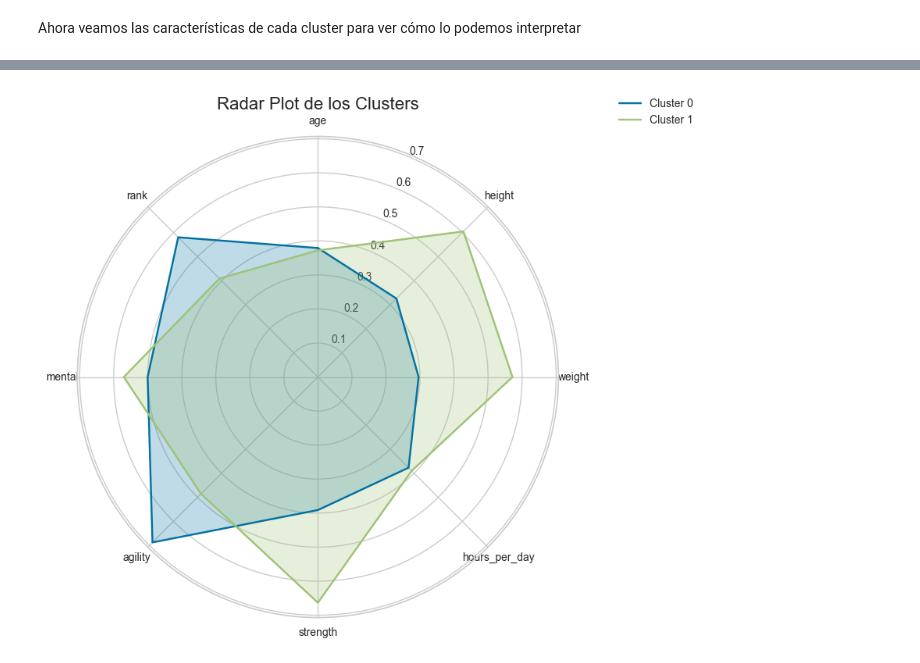
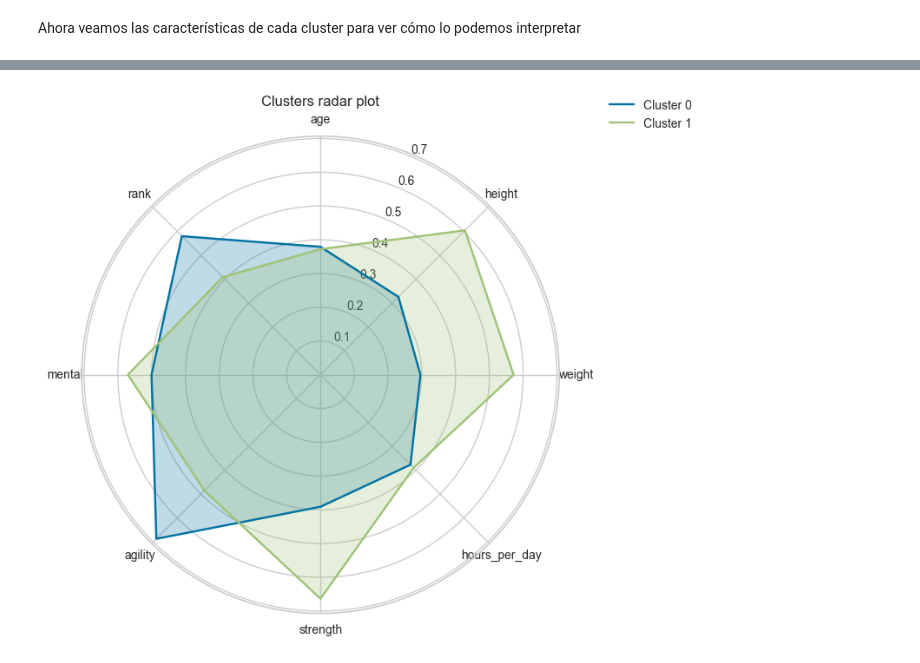
Before and after one commit to SupernovaIa/Project-ML-Clustering-Athletes, a Jupyter notebook: notebook/03-clustering.ipynb, the cells around one changed output, grey strips where cells are left out. Saved outputs shown, nothing was run; the diff lists cells and outputs as text; code cells hidden in the pictures.

```diff
--- a/notebook/03-clustering.ipynb
+++ b/notebook/03-clustering.ipynb
@@ -154,42 +164,14 @@ columns
-# %%
-# Variables que deseas incluir en el radar plot
-variables = ['age',
-            'height',
-            'weight',
-            'hours_per_day',
-            'strength',
-            'agility',
-            'mental',
-            'rank']
-
-# Agrupar por cluster y calcular la media
-cluster_means = df_kmeans.groupby('cluster')[variables].mean()
-
-# Repetir la primera columna al final para cerrar el radar
-cluster_means = pd.concat([cluster_means, cluster_means.iloc[:, 0:1]], axis=1)
-
-# Crear los ángulos para el radar plot
-num_vars = len(variables)
-angles = np.linspace(0, 2 * np.pi, num_vars, endpoint=False).tolist()
-angles += angles[:1]  # Cerrar el gráfico
-
-# Crear el radar plot
-fig, ax = plt.subplots(figsize=(8, 8), subplot_kw=dict(polar=True))
-
-# Dibujar un gráfico para cada cluster
-for i, row in cluster_means.iterrows():
-    ax.plot(angles, row, label=f'Cluster {i}')
-    ax.fill(angles, row, alpha=0.25)
-
-# Configurar etiquetas de los ejes
-ax.set_theta_offset(np.pi / 2)
-ax.set_theta_direction(-1)
-ax.set_xticks(angles[:-1])
-ax.set_xticklabels(variables)
-
-# Añadir leyenda y título
-plt.legend(loc='upper right', bbox_to_anchor=(1.3, 1.1))
-plt.title('Radar Plot de los Clusters', size=16)
-plt.show()
-# %% [output]
-[figure, removed]
+# %%
+# Variables que deseas incluir en el radar plot
+variables = ['age',
+            'height',
+            'weight',
+            'hours_per_day',
+            'strength',
+            'agility',
+            'mental',
+            'rank']
+
+plot_radar(df_kmeans, variables)
+# %% [output]
+[figure, added]
```
Also changed, not shown: parts of 49 cells of this notebook, 5 other files.
